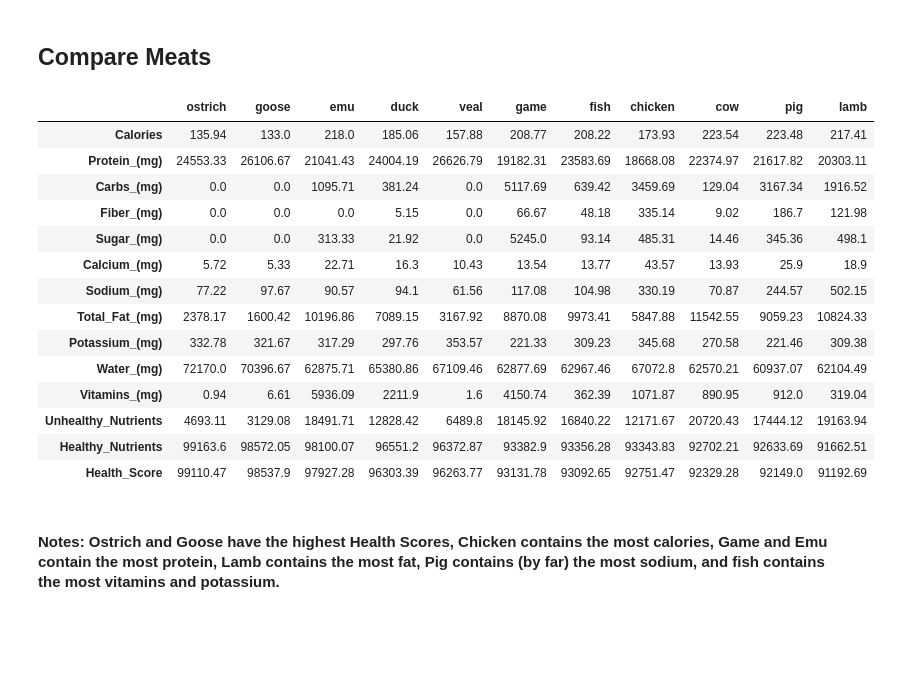
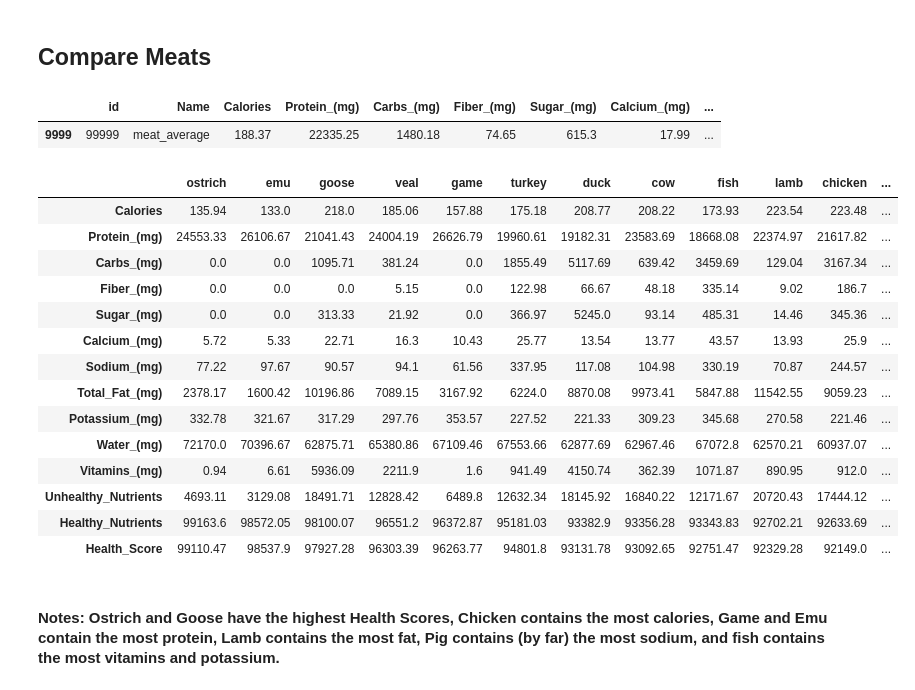
Before and after one commit to Dylanbbenson/Food_Nutrition_Analysis, a Jupyter notebook: Food_Nutrition_Analysis.ipynb, the cells around one changed output. Drawn from its saved outputs; the diff is of its cells as text; code cells hidden in the pictures; blank space fills up the shorter version.

```diff
--- a/Food_Nutrition_Analysis.ipynb
+++ b/Food_Nutrition_Analysis.ipynb
@@ -260,33 +271,38 @@ fruits_veggies_averages
 #### Notes: Veggies tend to be lower in calories, carbs, sugar, and fat, while much higher in Sodium and Vitamins compared to Fruit. Fruit has a slightly higher Health Score.
 # %% [markdown]
 ## Compare Meats
+# %%
+meat_average
+# %% [output]
+|  | id | Name | Calories | Protein_(mg) | Carbs_(mg) | Fiber_(mg) | Sugar_(mg) | Calcium_(mg) | ... |
+| 9999 | 99999 | meat_average | 188.37 | 22335.25 | 1480.18 | 74.65 | 615.3 | 17.99 | ... |
 # %%
-meats_list = [cow_average, pig_average, chicken_average, game_average, lamb_average, veal_average, emu_average, ostrich_average, duck_average, goose_average, fish_average]
+meats_list = [cow_average, turkey_average, pig_average, chicken_average, game_average, lamb_average, veal_average, emu_average, ostrich_average, duck_average, goose_average, fish_average]
 
 # combine all the dataframes into one using concat
 meat_averages = pd.concat(meats_list, ignore_index=True)
 meat_averages = pd.DataFrame(meat_averages)
 meat_averages = meat_averages.sort_values(by='Health_Score', ascending=False)
 meat_averages = meat_averages.transpose()
-meat_averages.columns = ('ostrich', 'goose', 'emu', 'duck', 'veal', 'game', 'fish', 'chicken', 'cow', 'pig', 'lamb')
+meat_averages.columns = ('ostrich', 'emu', 'goose', 'veal', 'game', 'turkey', 'duck', 'cow', 'fish', 'lamb', 'chicken', 'pig')
 meat_averages = meat_averages.iloc[2:]
 meat_averages
 # %% [output]
-|  | ostrich | goose | emu | duck | veal | game | fish | chicken | cow | pig | lamb |
-| Calories | 135.94 | 133.0 | 218.0 | 185.06 | 157.88 | 208.77 | 208.22 | 173.93 | 223.54 | 223.48 | 217.41 |
-| Protein_(mg) | 24553.33 | 26106.67 | 21041.43 | 24004.19 | 26626.79 | 19182.31 | 23583.69 | 18668.08 | 22374.97 | 21617.82 | 20303.11 |
-| Carbs_(mg) | 0.0 | 0.0 | 1095.71 | 381.24 | 0.0 | 5117.69 | 639.42 | 3459.69 | 129.04 | 3167.34 | 1916.52 |
-| Fiber_(mg) | 0.0 | 0.0 | 0.0 | 5.15 | 0.0 | 66.67 | 48.18 | 335.14 | 9.02 | 186.7 | 121.98 |
-| Sugar_(mg) | 0.0 | 0.0 | 313.33 | 21.92 | 0.0 | 5245.0 | 93.14 | 485.31 | 14.46 | 345.36 | 498.1 |
-| Calcium_(mg) | 5.72 | 5.33 | 22.71 | 16.3 | 10.43 | 13.54 | 13.77 | 43.57 | 13.93 | 25.9 | 18.9 |
-| Sodium_(mg) | 77.22 | 97.67 | 90.57 | 94.1 | 61.56 | 117.08 | 104.98 | 330.19 | 70.87 | 244.57 | 502.15 |
-| Total_Fat_(mg) | 2378.17 | 1600.42 | 10196.86 | 7089.15 | 3167.92 | 8870.08 | 9973.41 | 5847.88 | 11542.55 | 9059.23 | 10824.33 |
-| Potassium_(mg) | 332.78 | 321.67 | 317.29 | 297.76 | 353.57 | 221.33 | 309.23 | 345.68 | 270.58 | 221.46 | 309.38 |
-| Water_(mg) | 72170.0 | 70396.67 | 62875.71 | 65380.86 | 67109.46 | 62877.69 | 62967.46 | 67072.8 | 62570.21 | 60937.07 | 62104.49 |
-| Vitamins_(mg) | 0.94 | 6.61 | 5936.09 | 2211.9 | 1.6 | 4150.74 | 362.39 | 1071.87 | 890.95 | 912.0 | 319.04 |
-| Unhealthy_Nutrients | 4693.11 | 3129.08 | 18491.71 | 12828.42 | 6489.8 | 18145.92 | 16840.22 | 12171.67 | 20720.43 | 17444.12 | 19163.94 |
-| Healthy_Nutrients | 99163.6 | 98572.05 | 98100.07 | 96551.2 | 96372.87 | 93382.9 | 93356.28 | 93343.83 | 92702.21 | 92633.69 | 91662.51 |
-| Health_Score | 99110.47 | 98537.9 | 97927.28 | 96303.39 | 96263.77 | 93131.78 | 93092.65 | 92751.47 | 92329.28 | 92149.0 | 91192.69 |
+|  | ostrich | emu | goose | veal | game | turkey | duck | cow | fish | lamb | chicken | ... |
+| Calories | 135.94 | 133.0 | 218.0 | 185.06 | 157.88 | 175.18 | 208.77 | 208.22 | 173.93 | 223.54 | 223.48 | ... |
+| Protein_(mg) | 24553.33 | 26106.67 | 21041.43 | 24004.19 | 26626.79 | 19960.61 | 19182.31 | 23583.69 | 18668.08 | 22374.97 | 21617.82 | ... |
+| Carbs_(mg) | 0.0 | 0.0 | 1095.71 | 381.24 | 0.0 | 1855.49 | 5117.69 | 639.42 | 3459.69 | 129.04 | 3167.34 | ... |
+| Fiber_(mg) | 0.0 | 0.0 | 0.0 | 5.15 | 0.0 | 122.98 | 66.67 | 48.18 | 335.14 | 9.02 | 186.7 | ... |
+| Sugar_(mg) | 0.0 | 0.0 | 313.33 | 21.92 | 0.0 | 366.97 | 5245.0 | 93.14 | 485.31 | 14.46 | 345.36 | ... |
+| Calcium_(mg) | 5.72 | 5.33 | 22.71 | 16.3 | 10.43 | 25.77 | 13.54 | 13.77 | 43.57 | 13.93 | 25.9 | ... |
+| Sodium_(mg) | 77.22 | 97.67 | 90.57 | 94.1 | 61.56 | 337.95 | 117.08 | 104.98 | 330.19 | 70.87 | 244.57 | ... |
+| Total_Fat_(mg) | 2378.17 | 1600.42 | 10196.86 | 7089.15 | 3167.92 | 6224.0 | 8870.08 | 9973.41 | 5847.88 | 11542.55 | 9059.23 | ... |
+| Potassium_(mg) | 332.78 | 321.67 | 317.29 | 297.76 | 353.57 | 227.52 | 221.33 | 309.23 | 345.68 | 270.58 | 221.46 | ... |
+| Water_(mg) | 72170.0 | 70396.67 | 62875.71 | 65380.86 | 67109.46 | 67553.66 | 62877.69 | 62967.46 | 67072.8 | 62570.21 | 60937.07 | ... |
+| Vitamins_(mg) | 0.94 | 6.61 | 5936.09 | 2211.9 | 1.6 | 941.49 | 4150.74 | 362.39 | 1071.87 | 890.95 | 912.0 | ... |
+| Unhealthy_Nutrients | 4693.11 | 3129.08 | 18491.71 | 12828.42 | 6489.8 | 12632.34 | 18145.92 | 16840.22 | 12171.67 | 20720.43 | 17444.12 | ... |
+| Healthy_Nutrients | 99163.6 | 98572.05 | 98100.07 | 96551.2 | 96372.87 | 95181.03 | 93382.9 | 93356.28 | 93343.83 | 92702.21 | 92633.69 | ... |
+| Health_Score | 99110.47 | 98537.9 | 97927.28 | 96303.39 | 96263.77 | 94801.8 | 93131.78 | 93092.65 | 92751.47 | 92329.28 | 92149.0 | ... |
 # %% [markdown]
 #### Notes: Ostrich and Goose have the highest Health Scores, Chicken contains the most calories, Game and Emu contain the most protein, Lamb contains the most fat, Pig contains (by far) the most sodium, and fish contains the most vitamins and potassium.
 # %% [markdown]
```
Also changed, not shown: parts of 25 cells of this notebook, 1 other file.
